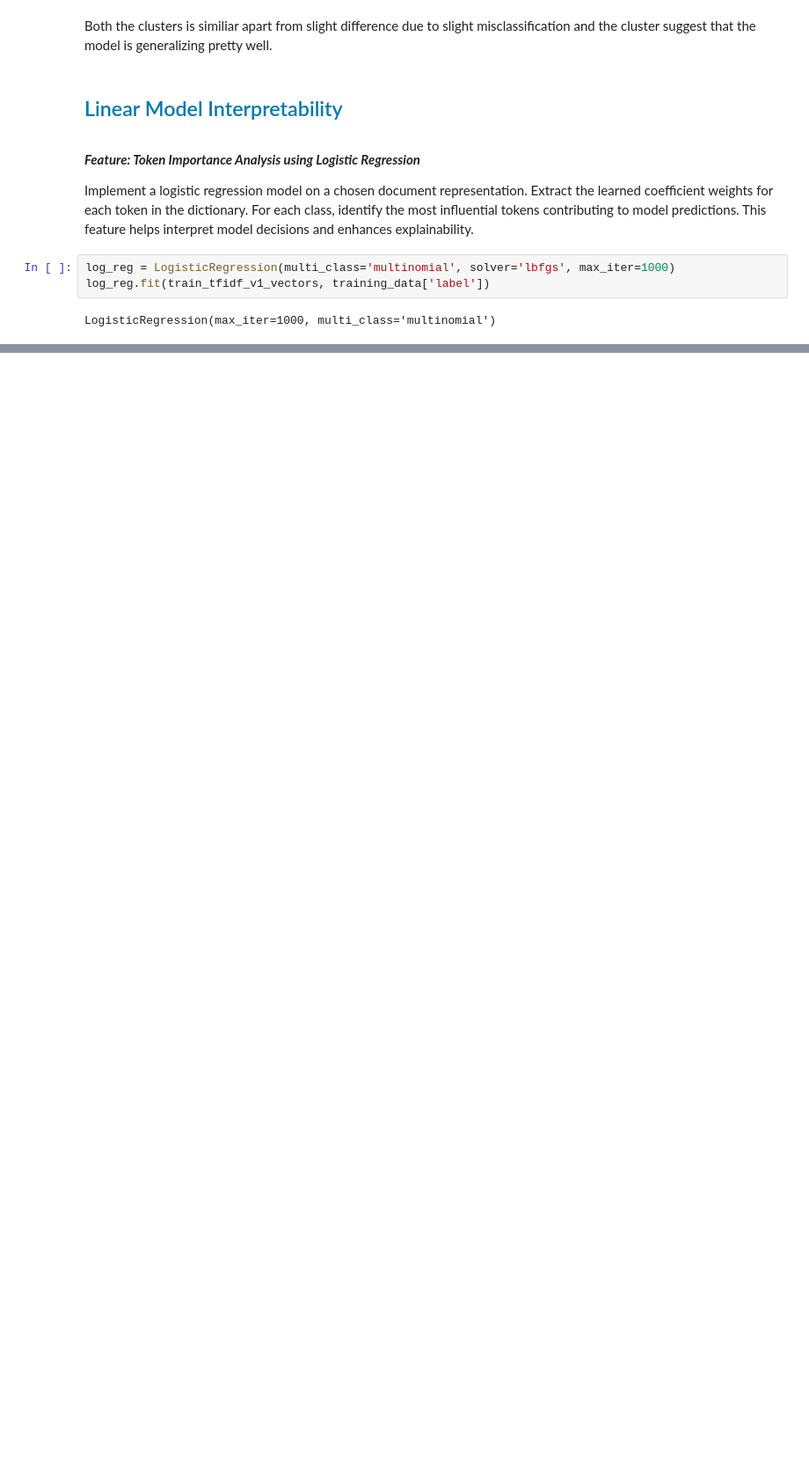
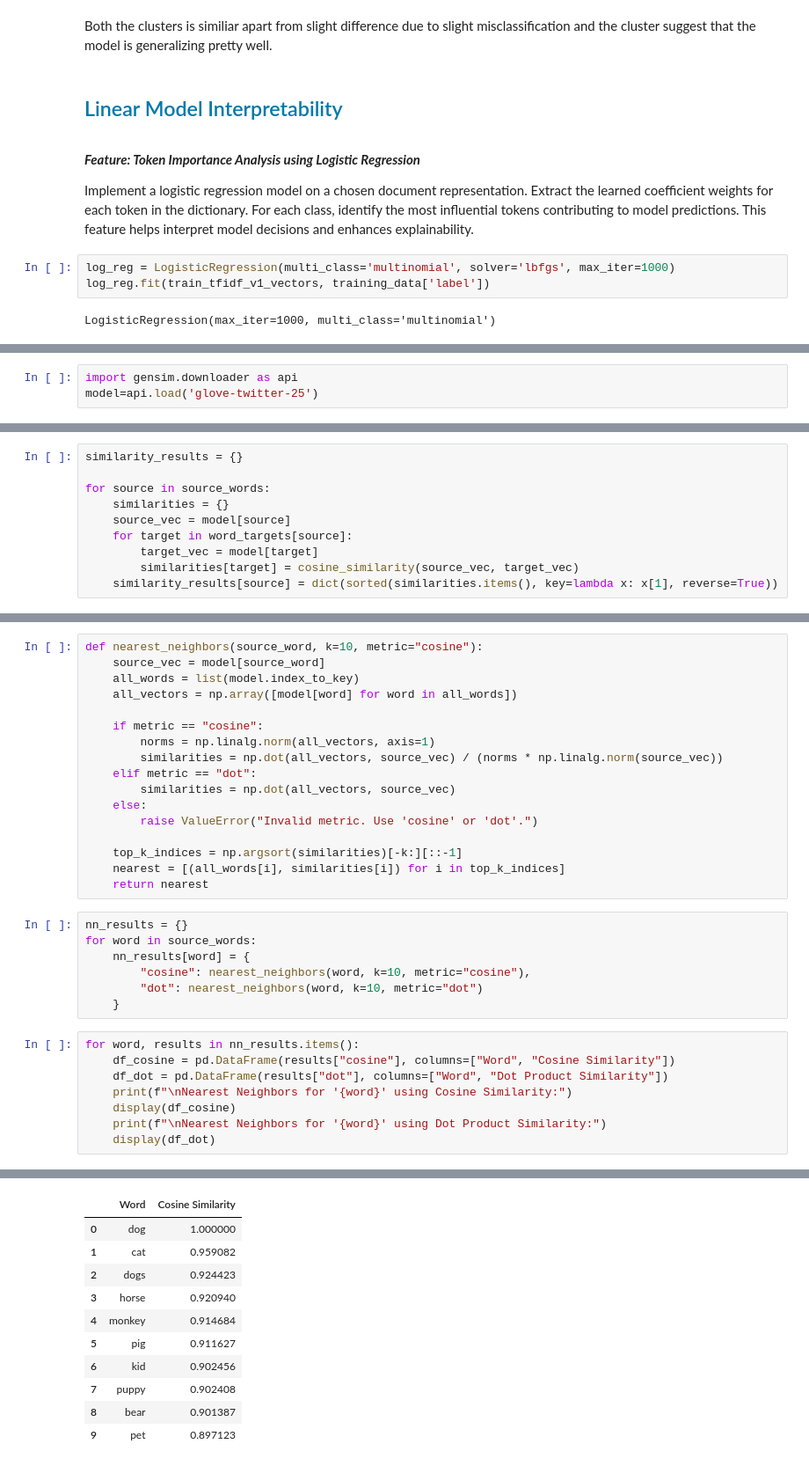
Before and after one commit to SwapnilKhandoker101/Document-classification-NLP, a Jupyter notebook: notebook/experiments.ipynb, the cells around one changed output, grey strips where cells are left out. Shown at 88% size. Cells and saved outputs as stored; diff of their text form; blank space fills up the shorter version.

Commit message:
done experimenting with word embedding

```diff
--- a/notebook/experiments.ipynb
+++ b/notebook/experiments.ipynb
@@ -677,0 +731,3 @@ Contributing Tokens: [('water', np.float64(13.595917364302503)), ('wash', np.flo
+# %%
+import gensim.downloader as api
+model=api.load('glove-twitter-25')
@@ -677,0 +756,10 @@ Contributing Tokens: [('water', np.float64(13.595917364302503)), ('wash', np.flo
+# %%
+similarity_results = {}
+
+for source in source_words:
+    similarities = {}
+    source_vec = model[source]
+    for target in word_targets[source]:
+        target_vec = model[target]
+        similarities[target] = cosine_similarity(source_vec, target_vec)
+    similarity_results[source] = dict(sorted(similarities.items(), key=lambda x: x[1], reverse=True))
@@ -677,0 +812,33 @@ Contributing Tokens: [('water', np.float64(13.595917364302503)), ('wash', np.flo
+# %%
+def nearest_neighbors(source_word, k=10, metric="cosine"):
+    source_vec = model[source_word]
+    all_words = list(model.index_to_key)
+    all_vectors = np.array([model[word] for word in all_words])
+
+    if metric == "cosine":
+        norms = np.linalg.norm(all_vectors, axis=1)
+        similarities = np.dot(all_vectors, source_vec) / (norms * np.linalg.norm(source_vec))
+    elif metric == "dot":
+        similarities = np.dot(all_vectors, source_vec)
+    else:
+        raise ValueError("Invalid metric. Use 'cosine' or 'dot'.")
+
+    top_k_indices = np.argsort(similarities)[-k:][::-1]
+    nearest = [(all_words[i], similarities[i]) for i in top_k_indices]
+    return nearest
+# %%
+nn_results = {}
+for word in source_words:
+    nn_results[word] = {
+        "cosine": nearest_neighbors(word, k=10, metric="cosine"),
+        "dot": nearest_neighbors(word, k=10, metric="dot")
+    }
+# %%
+for word, results in nn_results.items():
+    df_cosine = pd.DataFrame(results["cosine"], columns=["Word", "Cosine Similarity"])
+    df_dot = pd.DataFrame(results["dot"], columns=["Word", "Dot Product Similarity"])
+    print(f"\nNearest Neighbors for '{word}' using Cosine Similarity:")
+    display(df_cosine)
+    print(f"\nNearest Neighbors for '{word}' using Dot Product Similarity:")
+    display(df_dot)
+# %% [output]
@@ -677,0 +846,11 @@ Contributing Tokens: [('water', np.float64(13.595917364302503)), ('wash', np.flo
+|  | Word | Cosine Similarity |
+| 0 | dog | 1.000000 |
+| 1 | cat | 0.959082 |
+| 2 | dogs | 0.924423 |
+| 3 | horse | 0.920940 |
+| 4 | monkey | 0.914684 |
+| 5 | pig | 0.911627 |
+| 6 | kid | 0.902456 |
+| 7 | puppy | 0.902408 |
+| 8 | bear | 0.901387 |
+| 9 | pet | 0.897123 |
```
Also changed, not shown: parts of 27 cells of this notebook, 2 other files.
